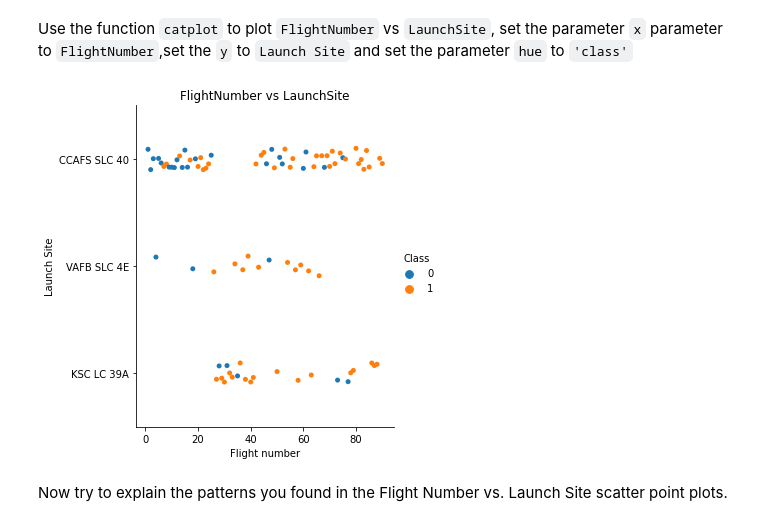
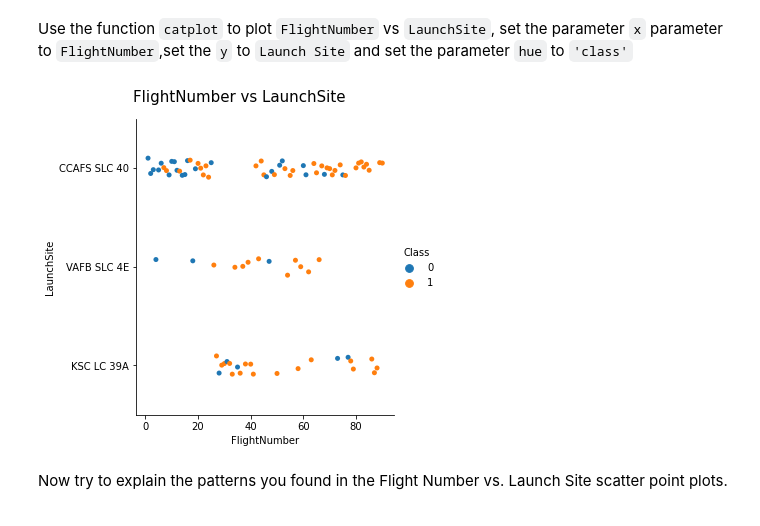
Before and after one commit to Yassine-El-M/test, a Jupyter notebook: EDA with Visualizations.ipynb, the cells around one changed output. Drawn from its saved outputs; the diff is of its cells as text; code cells hidden in the pictures.

```diff
--- a/EDA with Visualizations.ipynb
+++ b/EDA with Visualizations.ipynb
@@ -84,13 +83,12 @@ Next, let's drill down to each site visualize its detailed launch records.
 Use the function <code>catplot</code> to plot <code>FlightNumber</code> vs <code>LaunchSite</code>, set the  parameter <code>x</code>  parameter to <code>FlightNumber</code>,set the  <code>y</code> to <code>Launch Site</code> and set the parameter <code>hue</code> to <code>'class'</code>
 # %%
 # Plot a scatter point chart with x axis to be Flight Number and y axis to be the launch site, and hue to be the class value
-sns.catplot(x='FlightNumber', y='LaunchSite', hue='Class', data=df)
-plt.xlabel('Flight number')
-plt.ylabel('Launch Site')
-plt.title('FlightNumber vs LaunchSite')
+ax = sns.catplot(x='FlightNumber', y='LaunchSite', hue='Class', data=df)
+plt.subplots_adjust(top=0.9)
+ax.fig.suptitle('FlightNumber vs LaunchSite', fontsize=15)
 plt.show()
 # %% [output]
-[figure, old version]
+[figure, new version]
 # %% [markdown]
 Now try to explain the patterns you found in the Flight Number vs. Launch Site scatter point plots.
 # %% [markdown]
```
Also changed, not shown: parts of 9 cells of this notebook.
